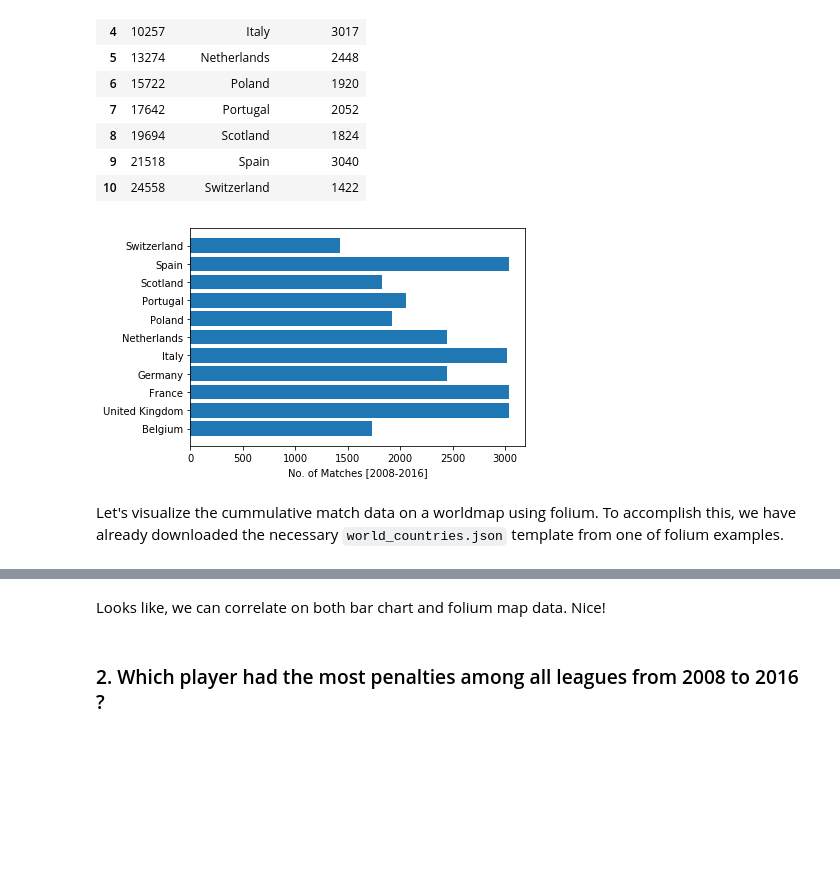
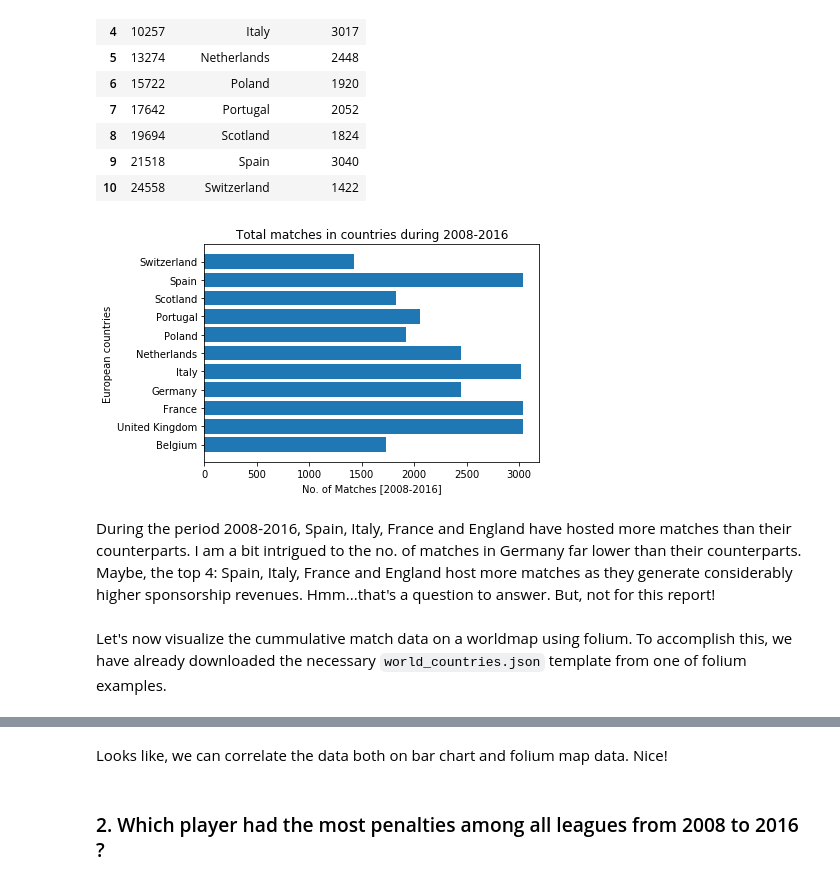
Before and after one commit to haritum/Project-Europe-Soccer, a Jupyter notebook: notebooks/Project-Europe-Soccer.ipynb, the cells around one changed output, grey strips where cells are left out. Saved outputs shown, nothing was run; the diff lists cells and outputs as text; code cells hidden in the pictures; blank space fills up the shorter version.

```diff
--- a/notebooks/Project-Europe-Soccer.ipynb
+++ b/notebooks/Project-Europe-Soccer.ipynb
@@ -219,10 +268,14 @@ df_c
 # %%
 plt.barh(df_c.name , df_c.match_count)
 plt.xlabel('No. of Matches [2008-2016]');
+plt.ylabel('European countries');
+plt.title('Total matches in countries during 2008-2016');
 # %% [output]
-[figure, old version]
+[figure, new version]
+# %% [markdown]
+During the period 2008-2016, Spain, Italy, France and England have hosted more matches than their counterparts. I am a bit intrigued to the no. of matches in Germany far lower than their counterparts. Maybe, the top 4: Spain, Italy, France and England host more matches as they generate considerably higher sponsorship revenues. Hmm...that's a question to answer. But, not for this report!
 # %% [markdown]
-Let's visualize the cummulative match data on a worldmap using folium. To accomplish this, we have already downloaded the necessary `world_countries.json` template from one of folium examples.
+Let's now visualize the cummulative match data on a worldmap using folium. To accomplish this, we have already downloaded the necessary `world_countries.json` template from one of folium examples.
 # %%
 import os
 
@@ -250,7 +303,7 @@ soccer_map_choropleth
 # %% [output]
 [interactive output not drawn]
 # %% [markdown]
-Looks like, we can correlate on both bar chart and folium map data. Nice!
+Looks like, we can correlate the data both on bar chart and folium map data. Nice!
 # %% [markdown]
 ### 2. Which player had the most penalties among all leagues from 2008 to 2016 ?
 # %%
```
Also changed, not shown: parts of 20 cells of this notebook.
